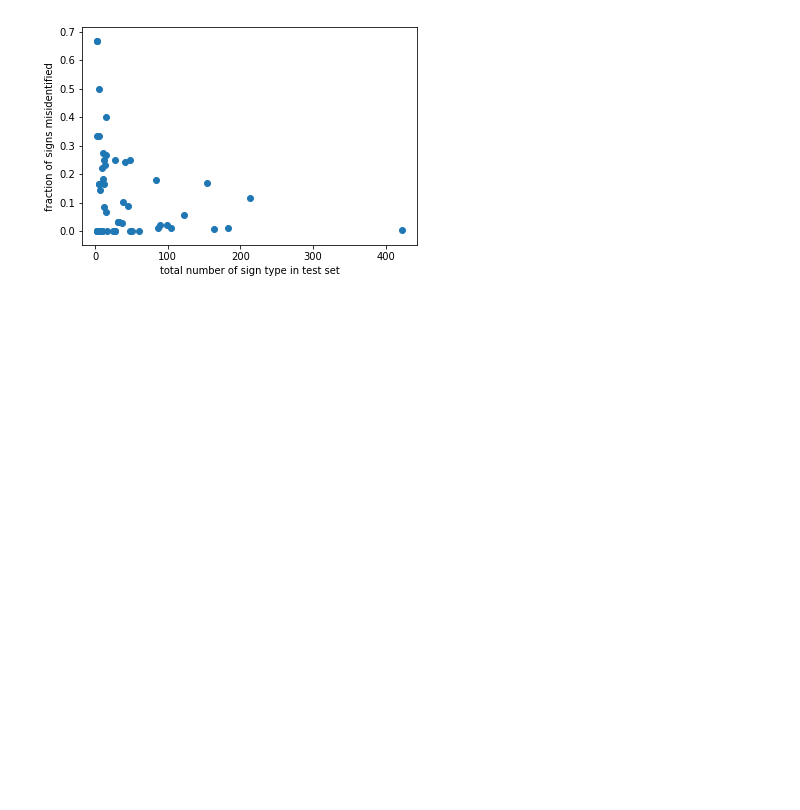
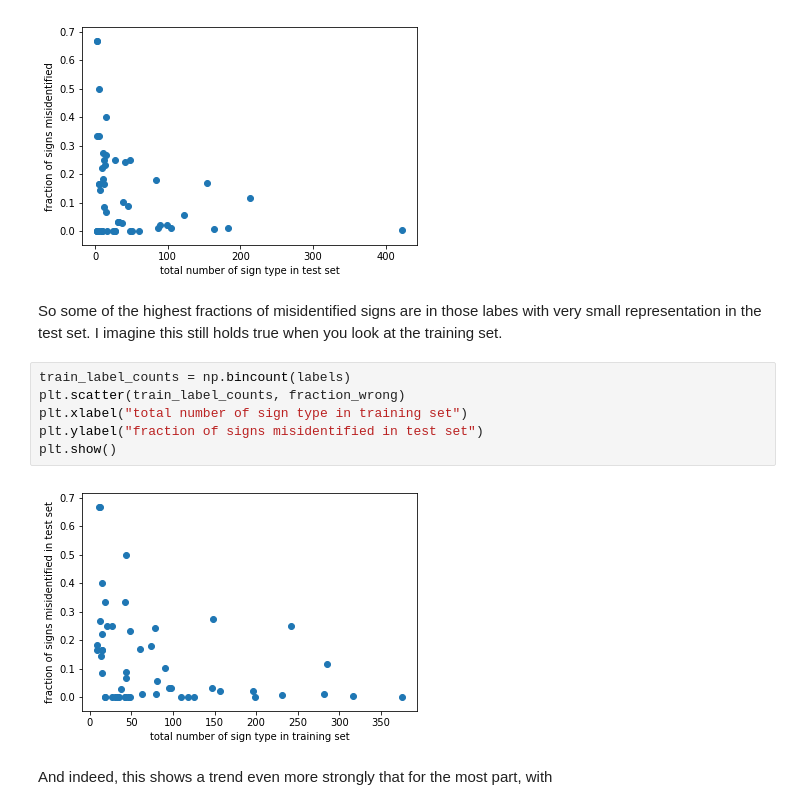
Before and after one commit to katelynrwalker/tensorflow_streetsigns, a Jupyter notebook: streetsign_CNN_in_keras.ipynb, the cells around one changed output. Cells and saved outputs as stored; diff of their text form; blank space fills up the shorter version.

```diff
--- a/streetsign_CNN_in_keras.ipynb
+++ b/streetsign_CNN_in_keras.ipynb
@@ -463,3 +463,15 @@ plt.ylabel("fraction of signs misidentified")
 plt.show()
 # %% [output]
 [figure]
+# %% [markdown]
+So some of the highest fractions of misidentified signs are in those labes with very small representation in the test set. I imagine this still holds true when you look at the training set.
+# %%
+train_label_counts = np.bincount(labels)
+plt.scatter(train_label_counts, fraction_wrong)
+plt.xlabel("total number of sign type in training set")
+plt.ylabel("fraction of signs misidentified in test set")
+plt.show()
+# %% [output]
+[figure, added]
+# %% [markdown]
+And indeed, this shows a trend even more strongly that for the most part, with
```
Also changed, not shown: parts of 1 cell of this notebook.
